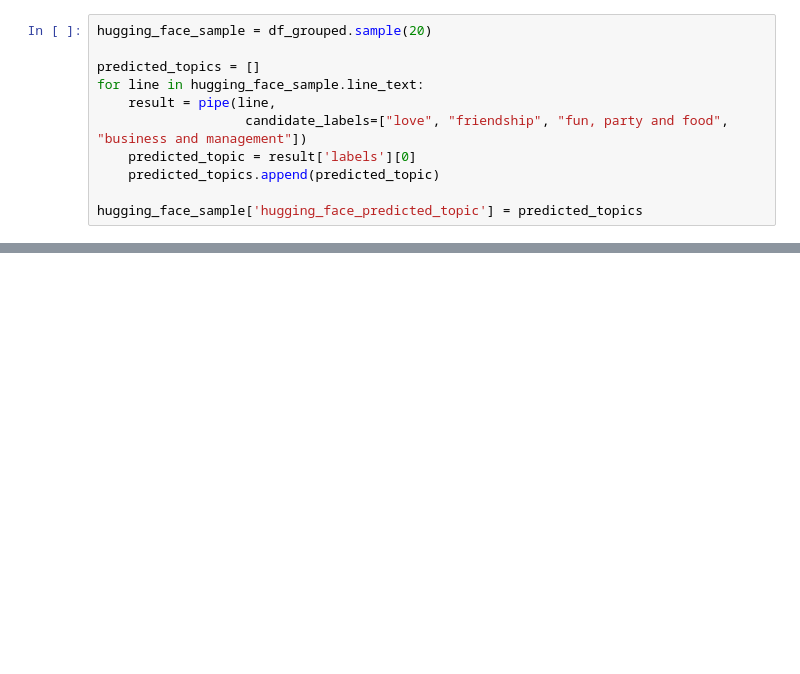
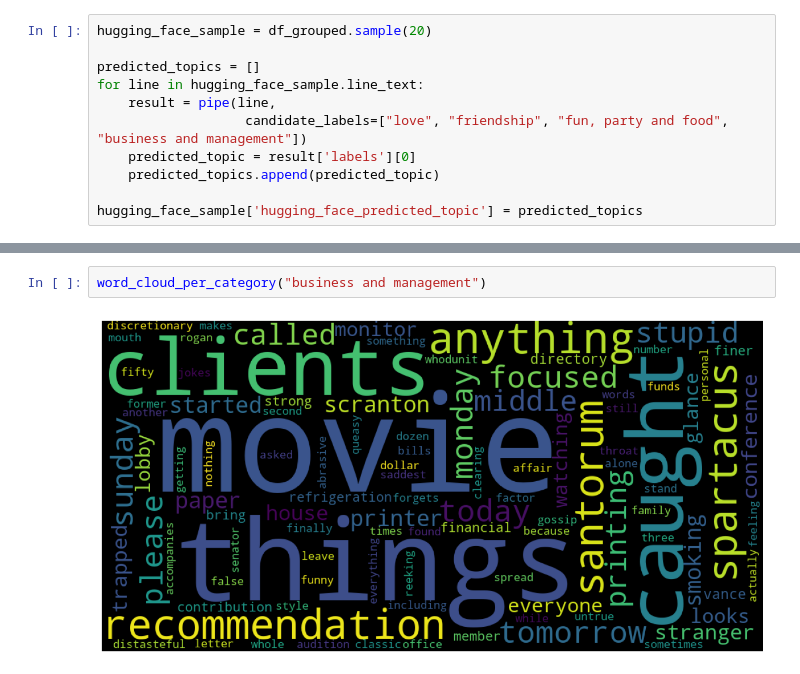
Before and after one commit to shantanu-555/The-Office-Script-Analysis, a Jupyter notebook: elines_notebook.ipynb, the cells around one changed output, grey strips where cells are left out. Drawn from its saved outputs; the diff is of its cells as text; blank space fills up the shorter version.

```diff
--- a/elines_notebook.ipynb
+++ b/elines_notebook.ipynb
@@ -301,0 +337,4 @@ hugging_face_sample
+# %%
+word_cloud_per_category("business and management")
+# %% [output]
+[figure, added]
```
Also changed, not shown: parts of 6 cells of this notebook.
